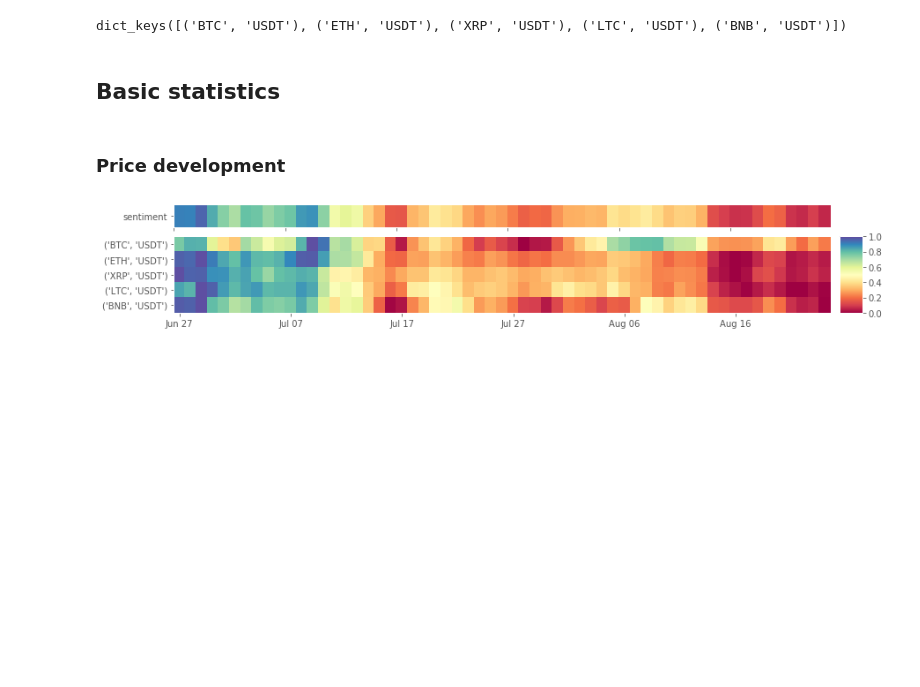
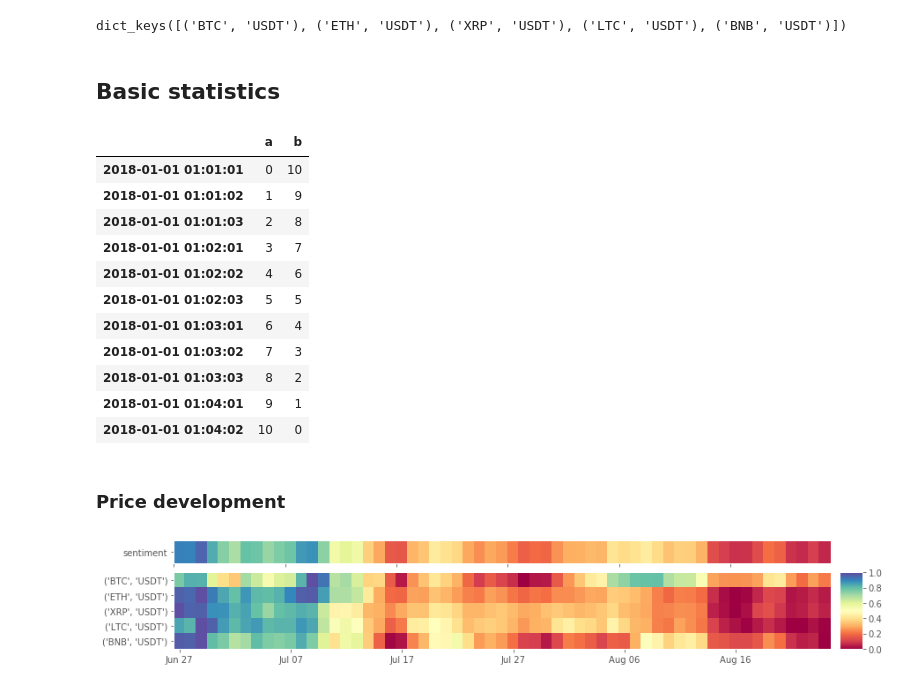
Before and after one commit to Sahanduiuc/cryptoz, a Jupyter notebook: Workbook.ipynb, the cells around one changed output. Saved outputs shown, nothing was run; the diff lists cells and outputs as text; code cells hidden in the pictures; blank space fills up the shorter version.

```diff
--- a/Workbook.ipynb
+++ b/Workbook.ipynb
@@ -66,3 +61,33 @@ data_dict.keys()
 dict_keys([('BTC', 'USDT'), ('ETH', 'USDT'), ('XRP', 'USDT'), ('LTC', 'USDT'), ('BNB', 'USDT')])
 # %% [markdown]
 ## Basic statistics
+# %%
+from datetime import datetime
+df = pd.DataFrame({'a': [0, 1, 2, 3, 4, 5, 6, 7, 8, 9, 10], 'b': [10, 9, 8, 7, 6, 5, 4, 3, 2, 1, 0]}, index=[
+    datetime(2018, 1, 1, 1, 1, 1),
+    datetime(2018, 1, 1, 1, 1, 2),
+    datetime(2018, 1, 1, 1, 1, 3),
+    datetime(2018, 1, 1, 1, 2, 1),
+    datetime(2018, 1, 1, 1, 2, 2),
+    datetime(2018, 1, 1, 1, 2, 3),
+    datetime(2018, 1, 1, 1, 3, 1),
+    datetime(2018, 1, 1, 1, 3, 2),
+    datetime(2018, 1, 1, 1, 3, 3),
+    datetime(2018, 1, 1, 1, 4, 1),
+    datetime(2018, 1, 1, 1, 4, 2)
+])
+# %%
+df
+# %% [output]
+|  | a | b |
+| 2018-01-01 01:01:01 | 0 | 10 |
+| 2018-01-01 01:01:02 | 1 | 9 |
+| 2018-01-01 01:01:03 | 2 | 8 |
+| 2018-01-01 01:02:01 | 3 | 7 |
+| 2018-01-01 01:02:02 | 4 | 6 |
+| 2018-01-01 01:02:03 | 5 | 5 |
+| 2018-01-01 01:03:01 | 6 | 4 |
+| 2018-01-01 01:03:02 | 7 | 3 |
+| 2018-01-01 01:03:03 | 8 | 2 |
+| 2018-01-01 01:04:01 | 9 | 1 |
+| 2018-01-01 01:04:02 | 10 | 0 |
```
Also changed, not shown: parts of 3 cells of this notebook, 8 other files.
